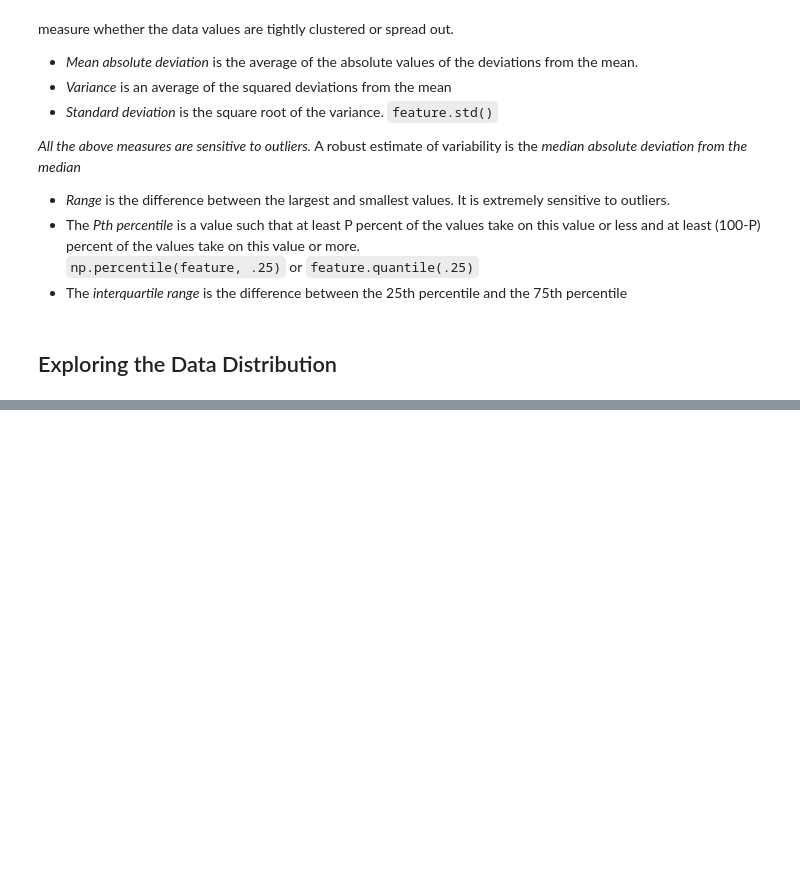
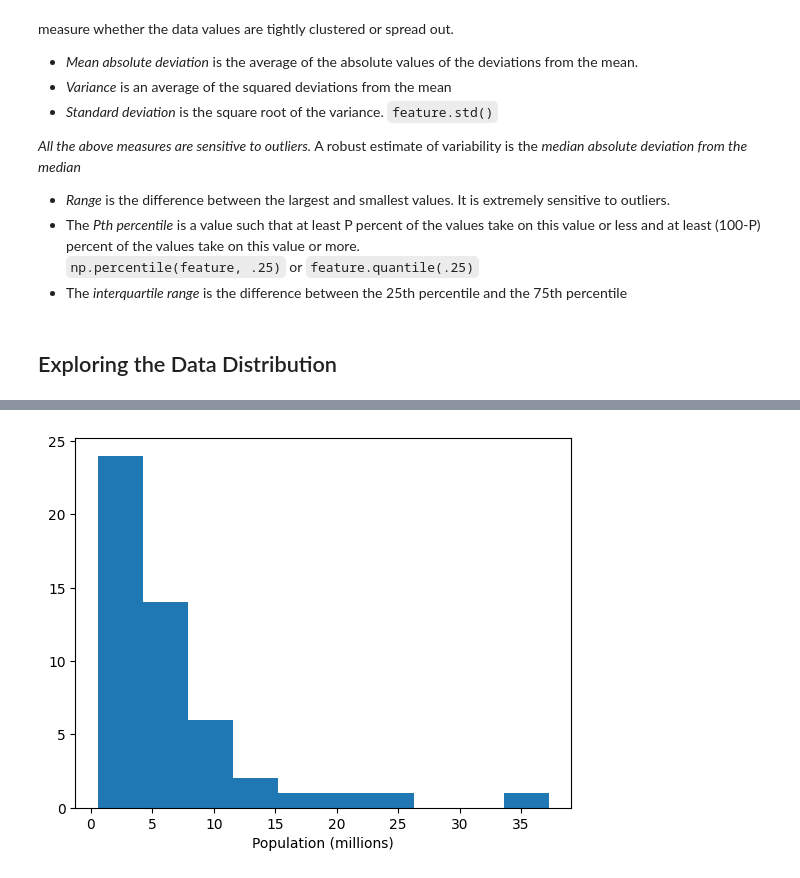
Before and after one commit to f7ord/data-science-projects, a Jupyter notebook: statistics-notes/Statistics notes.ipynb, the cells around one changed output, grey strips where cells are left out. Saved outputs shown, nothing was run; the diff lists cells and outputs as text; code cells hidden in the pictures; blank space fills up the shorter version.

```diff
--- a/statistics-notes/Statistics notes.ipynb
+++ b/statistics-notes/Statistics notes.ipynb
@@ -92,0 +117,6 @@ plt.boxplot(pd.Series(x))
+# %%
+ax = (states['Population']/1_000_000).hist()
+ax.set_xlabel('Population (millions)')
+ax.grid(0)
+# %% [output]
+[figure, added]
```
Also changed, not shown: parts of 17 cells of this notebook.
